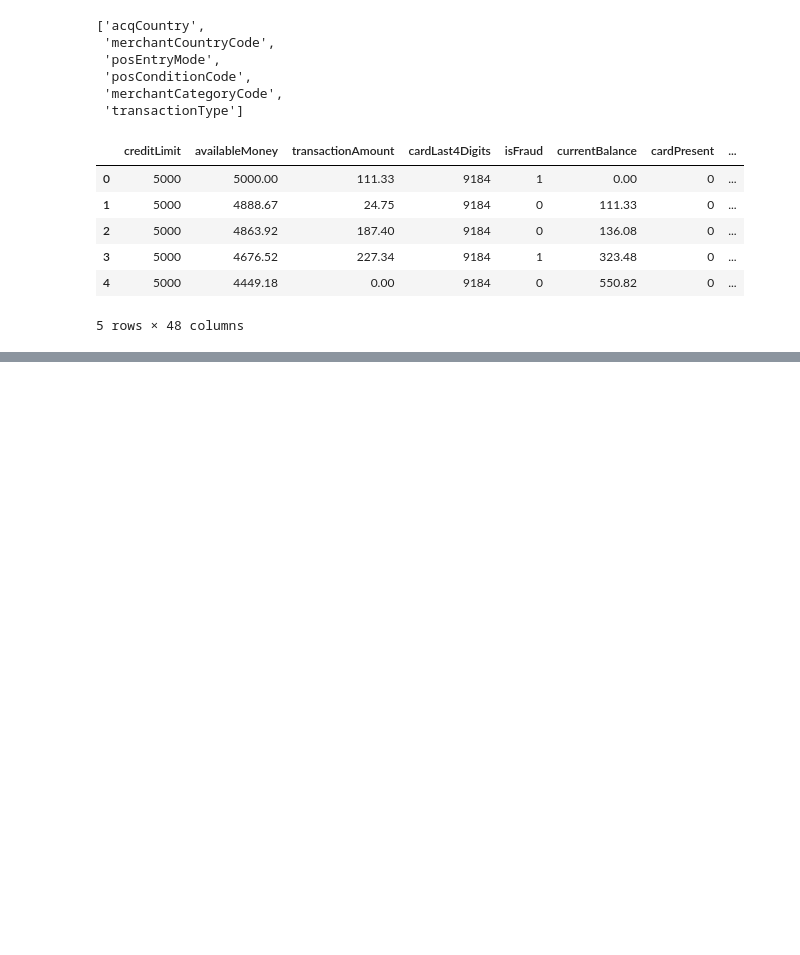
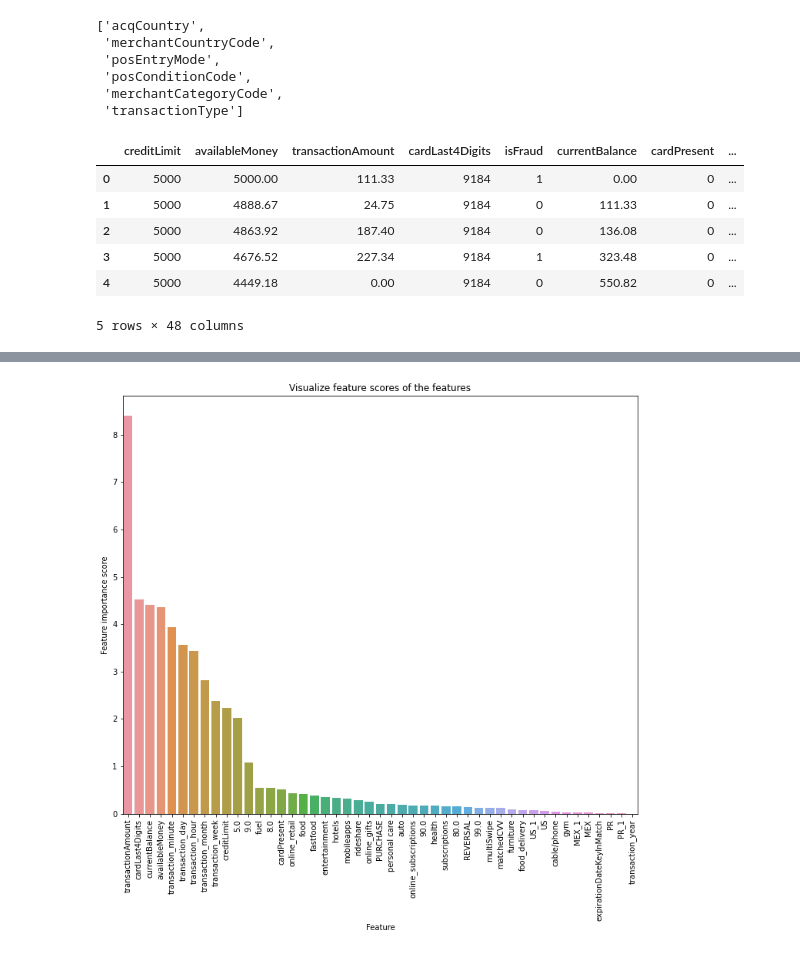
Before and after one commit to mdikas/Credit-Card-Fraudulent-Classification, a Jupyter notebook: Improved_Final_Project_Zenius_Data_Analysis_Kelompok_11.ipynb, the cells around one changed output, grey strips where cells are left out. Drawn from its saved outputs; the diff is of its cells as text; code cells hidden in the pictures; blank space fills up the shorter version.

```diff
--- a/Improved_Final_Project_Zenius_Data_Analysis_Kelompok_11.ipynb
+++ b/Improved_Final_Project_Zenius_Data_Analysis_Kelompok_11.ipynb
@@ -736,0 +631,2 @@ plot_confusion_matrix(xgbc_base, X_test,y_test, cmap=plt.cm.Reds, ax=ax);
+# %%
+X_train,X_test,y_train,y_test  = resampling(df,RandomUnderSampler())
@@ -736,0 +804,6 @@ plot_confusion_matrix(xgbc_base, X_test,y_test, cmap=plt.cm.Reds, ax=ax);
+# %%
+# view the feature scores
+
+feature_scores = pd.Series(rf.feature_importances_, index=X_train.columns).sort_values(ascending=False)
+
+feature_scores
@@ -736,0 +828,2 @@ plot_confusion_matrix(xgbc_base, X_test,y_test, cmap=plt.cm.Reds, ax=ax);
+# %%
+feature_scores = feature_scores.to_frame('feature_scores').reset_index()
@@ -736,0 +850,11 @@ plot_confusion_matrix(xgbc_base, X_test,y_test, cmap=plt.cm.Reds, ax=ax);
+# %%
+f, ax = plt.subplots(figsize=(12, 10))
+ax = sns.barplot(data=feature_scores, x='level_0',y='feature_scores')
+ax.set_title("Visualize feature scores of the features")
+ax.set_yticklabels(feature_scores.index)
+ax.set_xticklabels(ax.get_xticklabels(),rotation = 90)
+ax.set_xlabel("Feature")
+ax.set_ylabel("Feature importance score")
+plt.show()
+# %% [output]
+[figure, added]
```
Also changed, not shown: parts of 52 cells of this notebook.
